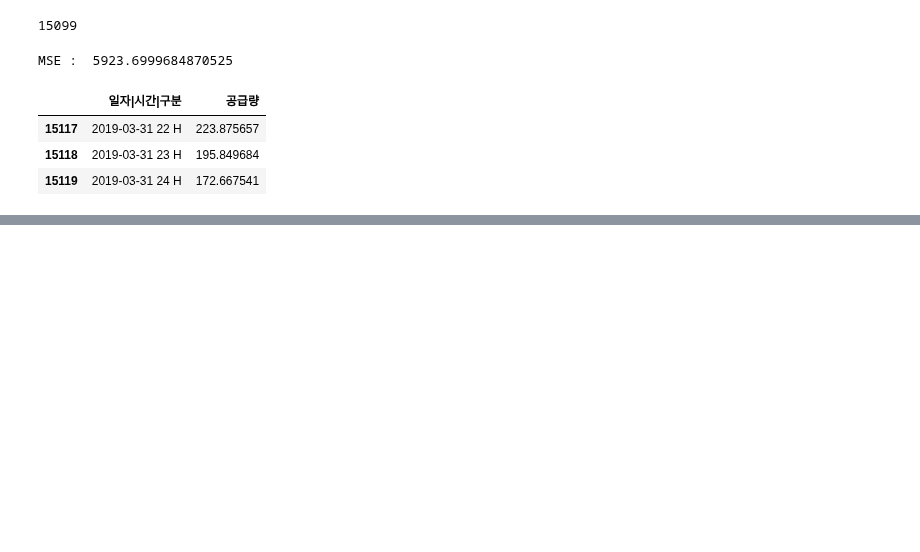
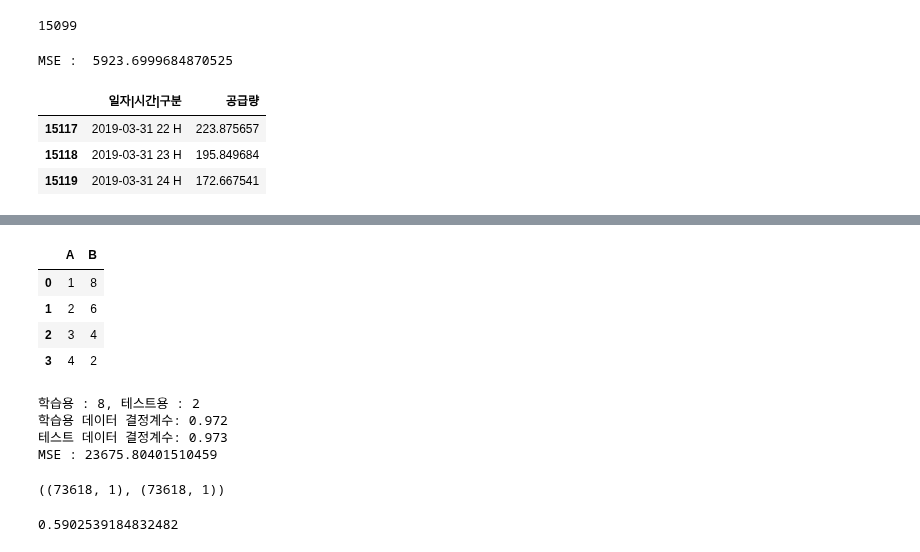
Before and after one commit to city1616/LikeLion_AI_SCHOOL_13th, a Jupyter notebook: 팀 프로젝트 - 멋쟁이 수정처럼/CODE/test.ipynb, the cells around one changed output, grey strips where cells are left out. Cells and saved outputs as stored; diff of their text form; code cells hidden in the pictures; blank space fills up the shorter version.

```diff
--- a/팀 프로젝트 - 멋쟁이 수정처럼/CODE/test.ipynb
+++ b/팀 프로젝트 - 멋쟁이 수정처럼/CODE/test.ipynb
@@ -487,0 +597,33 @@ submission.tail(3)
+# %%
+b
+# %% [output]
+|  | A | B |
+| 0 | 1 | 8 |
+| 1 | 2 | 6 |
+| 2 | 3 | 4 |
+| 3 | 4 | 2 |
+# %%
+X = train_data[["year", "month", "day", "hour", "weekday", "구분_int"]]
+y = train_data["공급량"]
+
+i = 2
+X_train, X_test, y_train, y_test = train_test_split(X, y,
+                                                   test_size = i / 10,
+                                                   random_state = 77)
+
+
+lgb_model = lgb.LGBMRegressor()
+lgb_model.fit(X_train, y_train)
+pred = lgb_model.predict(X_test)
+
+# 결정계수 확인
+print("학습용 : {}, 테스트용 : {}".format(10 - i, i))
+print("학습용 데이터 결정계수: {:.3f}".format(lgb_model.score(X_train, y_train)))
+print("테스트 데이터 결정계수: {:.3f}".format(lgb_model.score(X_test, y_test)))
+print("MSE :", mean_squared_error(y_test, pred))
+print()
+# %% [output]
+학습용 : 8, 테스트용 : 2
+학습용 데이터 결정계수: 0.972
+테스트 데이터 결정계수: 0.973
+MSE : 23675.80401510459
@@ -487,0 +633,4 @@ submission.tail(3)
+# %%
+a.shape, b.shape
+# %% [output]
+((73618, 1), (73618, 1))
@@ -487,0 +641,4 @@ submission.tail(3)
+# %%
+nmae(a, b)
+# %% [output]
+0.5902539184832482
```
Also changed, not shown: parts of 11 cells of this notebook.
